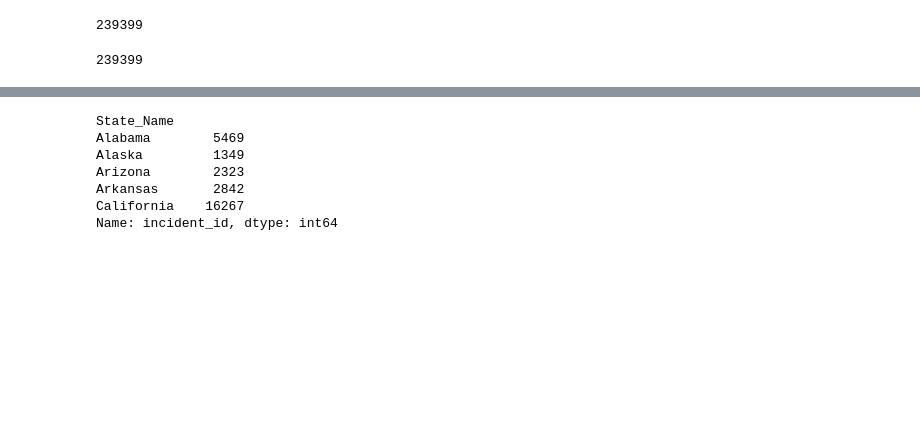
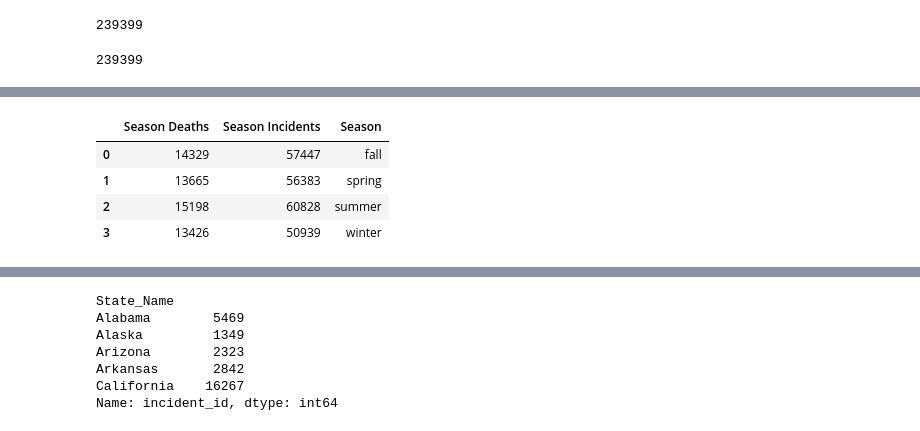
Before and after one commit to summergernon/gun_violence_analysis, a Jupyter notebook: Gun_Analysis_Pati.ipynb, the cells around one changed output, grey strips where cells are left out. Drawn from its saved outputs; the diff is of its cells as text; code cells hidden in the pictures; blank space fills up the shorter version.

```diff
--- a/Gun_Analysis_Pati.ipynb
+++ b/Gun_Analysis_Pati.ipynb
@@ -199,0 +221,4 @@ ValueError: Length of values does not match length of index
+# %%
+#Drop 2018 to plot Season ( since 2018 season are in progress)
+gun_violence_season = gun_violence_df[gun_violence_df.year != 2018]
+len(gun_violence_season)
@@ -199,0 +227,6 @@ ValueError: Length of values does not match length of index
+# %%
+#Incidents Group by season:
+grouped_season = gun_violence_season.groupby(["Season"])
+number_of_incidents = grouped_season.count()
+season_incidents = number_of_incidents["incident_id"]
+season_incidents
@@ -199,0 +240,4 @@ ValueError: Length of values does not match length of index
+# %%
+#Incidents Group by season:
+season_deaths = grouped_season["n_killed"].sum()
+season_deaths
@@ -199,0 +251,6 @@ ValueError: Length of values does not match length of index
+# %%
+# Create a new dataframe
+season_summary = pd.DataFrame({"Season Incidents" : season_incidents,
+                             "Season Deaths" : season_deaths
+                             })
+season_summary
@@ -199,0 +264,14 @@ ValueError: Length of values does not match length of index
+# %%
+# Add season as a column
+season_summary["Season"] = season_summary.index
+season_summary.head()
+
+# Reset index
+season_summary = season_summary.reset_index(drop=True)
+season_summary.head()
+# %% [output]
+|  | Season Deaths | Season Incidents | Season |
+| 0 | 14329 | 57447 | fall |
+| 1 | 13665 | 56383 | spring |
+| 2 | 15198 | 60828 | summer |
+| 3 | 13426 | 50939 | winter |
```
Also changed, not shown: parts of 13 cells of this notebook.
